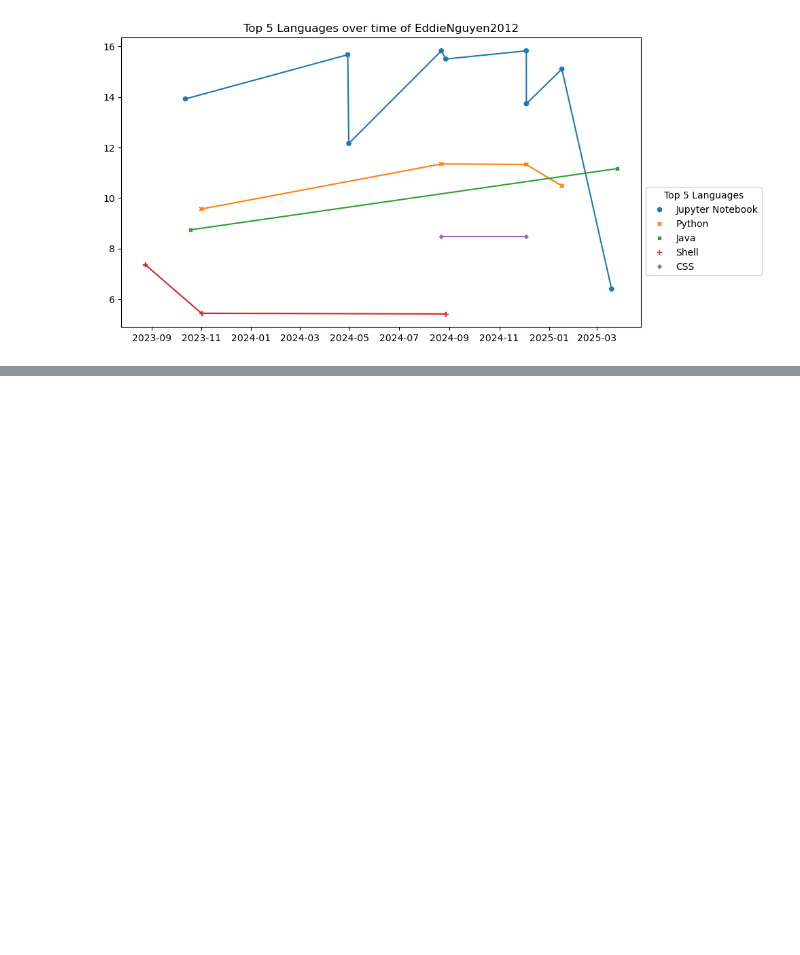
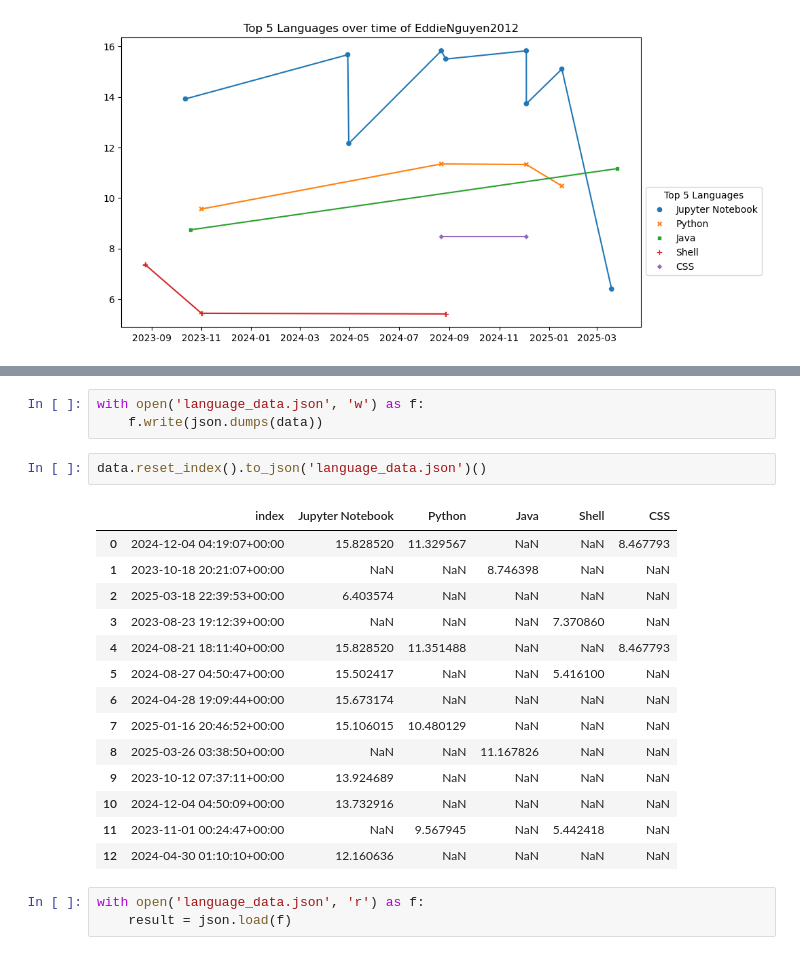
Before and after one commit to khmorad/git_profile_explorer, a Jupyter notebook: API Explorer.ipynb, the cells around one changed output, grey strips where cells are left out. Cells and saved outputs as stored; diff of their text form; blank space fills up the shorter version.

```diff
--- a/API Explorer.ipynb
+++ b/API Explorer.ipynb
@@ -160,0 +304,23 @@ get_repo_metadata('EddieNguyen2012')
+# %%
+with open('language_data.json', 'w') as f:
+    f.write(json.dumps(data))
+# %%
+data.reset_index().to_json('language_data.json')()
+# %% [output]
+|  | index | Jupyter Notebook | Python | Java | Shell | CSS |
+| 0 | 2024-12-04 04:19:07+00:00 | 15.828520 | 11.329567 | NaN | NaN | 8.467793 |
+| 1 | 2023-10-18 20:21:07+00:00 | NaN | NaN | 8.746398 | NaN | NaN |
+| 2 | 2025-03-18 22:39:53+00:00 | 6.403574 | NaN | NaN | NaN | NaN |
+| 3 | 2023-08-23 19:12:39+00:00 | NaN | NaN | NaN | 7.370860 | NaN |
+| 4 | 2024-08-21 18:11:40+00:00 | 15.828520 | 11.351488 | NaN | NaN | 8.467793 |
+| 5 | 2024-08-27 04:50:47+00:00 | 15.502417 | NaN | NaN | 5.416100 | NaN |
+| 6 | 2024-04-28 19:09:44+00:00 | 15.673174 | NaN | NaN | NaN | NaN |
+| 7 | 2025-01-16 20:46:52+00:00 | 15.106015 | 10.480129 | NaN | NaN | NaN |
+| 8 | 2025-03-26 03:38:50+00:00 | NaN | NaN | 11.167826 | NaN | NaN |
+| 9 | 2023-10-12 07:37:11+00:00 | 13.924689 | NaN | NaN | NaN | NaN |
+| 10 | 2024-12-04 04:50:09+00:00 | 13.732916 | NaN | NaN | NaN | NaN |
+| 11 | 2023-11-01 00:24:47+00:00 | NaN | 9.567945 | NaN | 5.442418 | NaN |
+| 12 | 2024-04-30 01:10:10+00:00 | 12.160636 | NaN | NaN | NaN | NaN |
+# %%
+with open('language_data.json', 'r') as f:
+    result = json.load(f)
```
Also changed, not shown: parts of 8 cells of this notebook, 4 other files.
